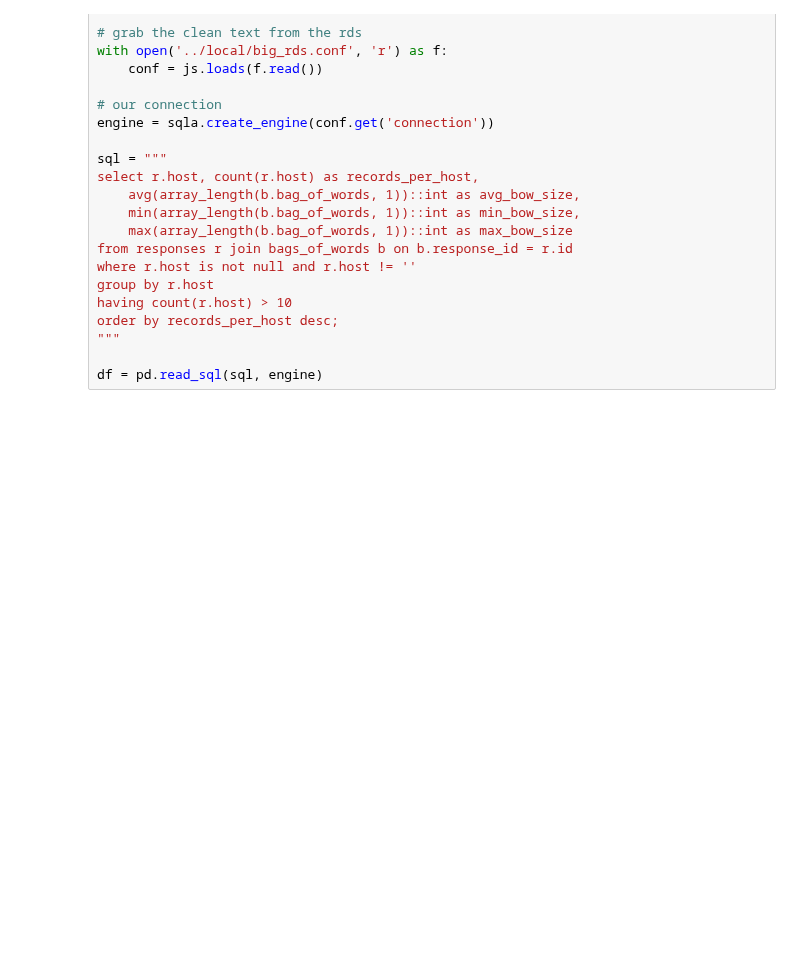
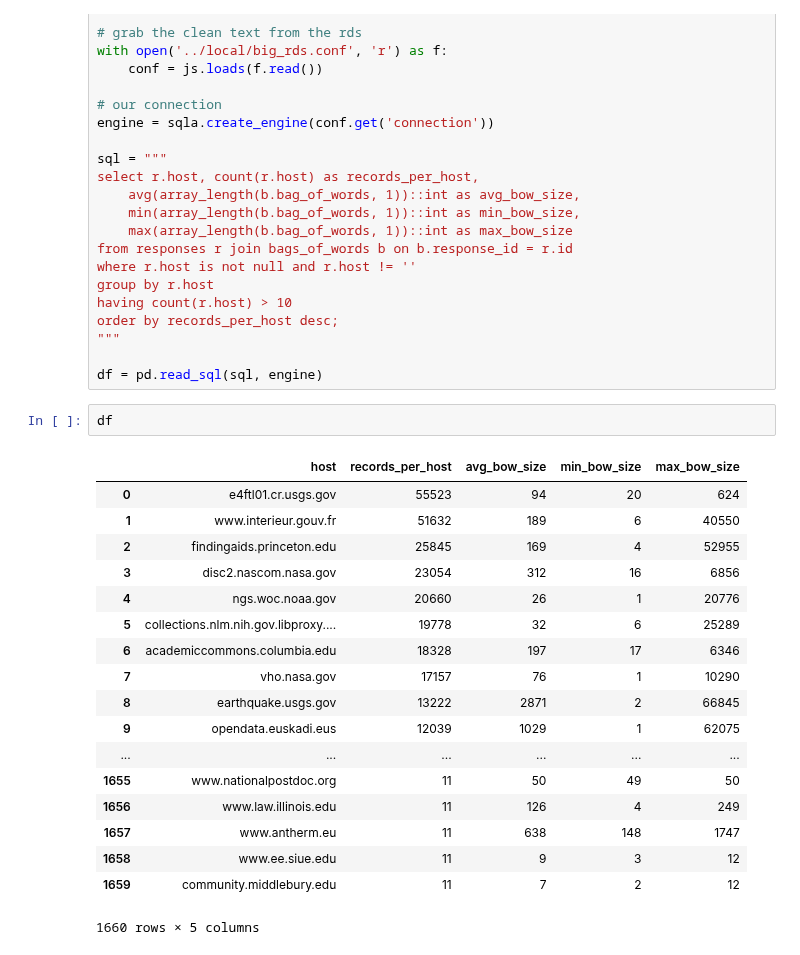
Before and after one commit to b-cube/Response-Identification-Info, a Jupyter notebook: notebooks/Analysis - Metadata Metrics.ipynb, the cells around one changed output. Cells and saved outputs as stored; diff of their text form; blank space fills up the shorter version.

Commit message:
metadata metrics with tokens by host
not at all sure what it means

```diff
--- a/notebooks/Analysis - Metadata Metrics.ipynb
+++ b/notebooks/Analysis - Metadata Metrics.ipynb
@@ -105,3 +105,24 @@ order by records_per_host desc;
 """
 
 df = pd.read_sql(sql, engine)
+# %%
+df
+# %% [output]
+|  | host | records_per_host | avg_bow_size | min_bow_size | max_bow_size |
+| 0 | e4ftl01.cr.usgs.gov | 55523 | 94 | 20 | 624 |
+| 1 | www.interieur.gouv.fr | 51632 | 189 | 6 | 40550 |
+| 2 | findingaids.princeton.edu | 25845 | 169 | 4 | 52955 |
+| 3 | disc2.nascom.nasa.gov | 23054 | 312 | 16 | 6856 |
+| 4 | ngs.woc.noaa.gov | 20660 | 26 | 1 | 20776 |
+| 5 | collections.nlm.nih.gov.libproxy.... | 19778 | 32 | 6 | 25289 |
+| 6 | academiccommons.columbia.edu | 18328 | 197 | 17 | 6346 |
+| 7 | vho.nasa.gov | 17157 | 76 | 1 | 10290 |
+| 8 | earthquake.usgs.gov | 13222 | 2871 | 2 | 66845 |
+| 9 | opendata.euskadi.eus | 12039 | 1029 | 1 | 62075 |
+| ... | ... | ... | ... | ... | ... |
+| 1655 | www.nationalpostdoc.org | 11 | 50 | 49 | 50 |
+| 1656 | www.law.illinois.edu | 11 | 126 | 4 | 249 |
+| 1657 | www.antherm.eu | 11 | 638 | 148 | 1747 |
+| 1658 | www.ee.siue.edu | 11 | 9 | 3 | 12 |
+| 1659 | community.middlebury.edu | 11 | 7 | 2 | 12 |
+1660 rows × 5 columns
```
Also changed, not shown: 1 other file.
